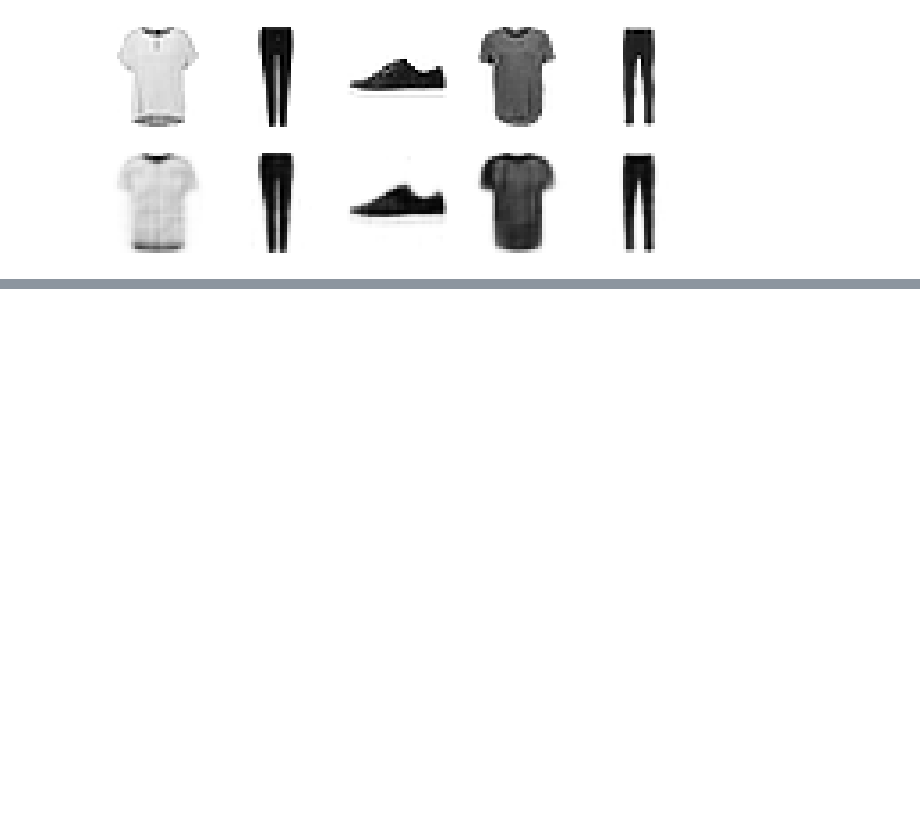
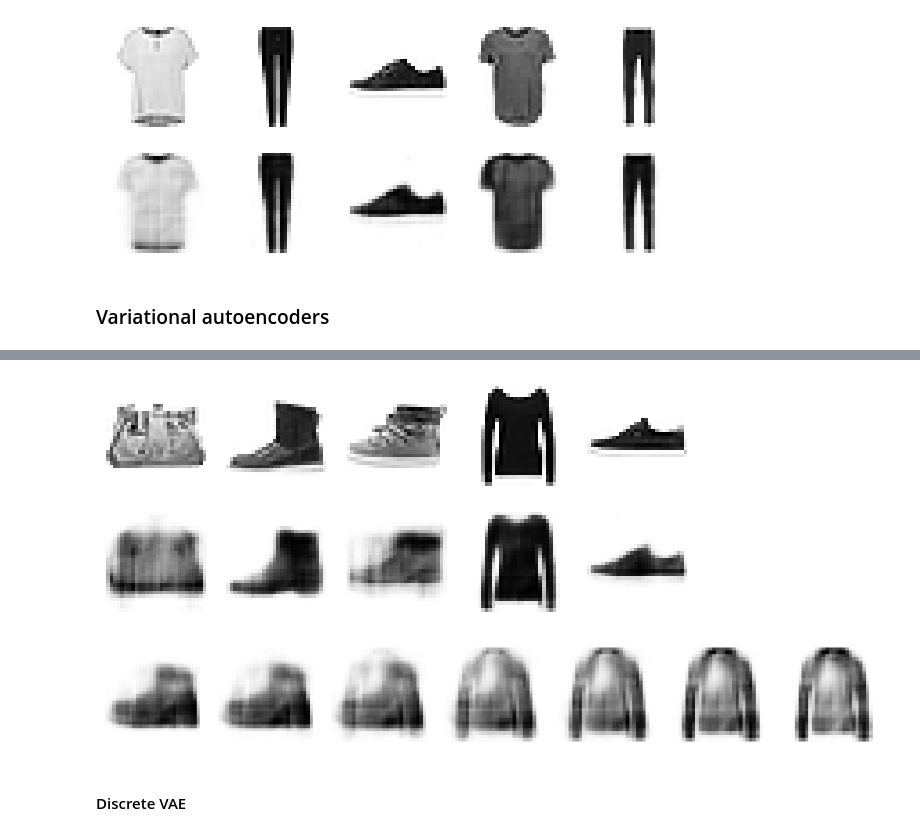
Before and after one commit to DamtanX/My_PyTorch_Scikit-learn_studies, a Jupyter notebook: ch18/ch18.ipynb, the cells around one changed output, grey strips where cells are left out. Drawn from its saved outputs; the diff is of its cells as text; code cells hidden in the pictures; blank space fills up the shorter version.

```diff
--- a/ch18/ch18.ipynb
+++ b/ch18/ch18.ipynb
@@ -329,3 +334,49 @@ plot_reconstructions(sparse_ae, X_valid)
 plt.show()
 # %% [output]
 [figure]
+# %% [markdown]
+### Variational autoencoders
+# %%
+VAEOutput = namedtuple("VAEOutput", ['output', 'codings_mean', 'codings_logvar'])
+
+class VAE(nn.Module):
+    def __init__(self, codings_dim=32):
+        super(VAE, self).__init__()
+        self.codings_dim = codings_dim
+        self.encoder = nn.Sequential(nn.Flatten(), nn.Linear(28*28, 128), nn.ReLU(),
+                                     nn.Linear(128, 2*codings_dim))
+        self.decoder = nn.Sequential(nn.Linear(codings_dim, 128), nn.ReLU(),
+                                     nn.Linear(128, 28*28), nn.Sigmoid(), nn.Unflatten(dim=1, unflattened_size=(1, 28, 28)))
+
+    def encode(self, X):
+        return self.encoder(X).chunk(2, dim=-1)
+
+    def sample_codings(self, codings_mean, codings_logvar):
+        codings_std = torch.exp(0.5*codings_logvar)
+        noise = torch.randn_like(codings_std)
+        return codings_mean + noise * codings_std
+
+    def decode(self, X):
+        return self.decoder(X)
+
+    def forward(self, X):
+        codings_mean, codings_logvar = self.encode(X)
+        sampled_codings = self.sample_codings(codings_mean, codings_logvar)
+        output = self.decode(sampled_codings)
+        return VAEOutput(output, codings_mean, codings_logvar)
+
+def vae_loss(y_pred, y_target, kl_weight=0.1):
+    output, mean, logvar = y_pred
+    kl_div = -0.5 * torch.sum(1+logvar-logvar.exp()-mean.square(), dim=-1)
+    return F.mse_loss(output, y_target) + kl_weight * kl_div.mean() / 784
+# %%
+vae_model = VAE().to(device)
+optimizer = torch.optim.NAdam(params=vae_model.parameters(), lr=0.001)
+rmse = torchmetrics.MeanSquaredError(squared=False).to(device)
+
+history = train_model(vae_model, optimizer, vae_loss, rmse, fashion_train_loader, fashion_valid_loader, n_epochs=50)
+
+X_valid = fashion_valid_set[:10]
+plot_reconstructions(vae_model, X_valid)
+plt.show()
+# %% [output]
@@ -331,0 +400,13 @@ plt.show()
+[figure, added]
+# %%
+codings = torch.randn([2, vae_model.codings_dim])
+weights = torch.linspace(0, 1, 7).view(7, 1)
+codings = torch.lerp(codings[0], codings[1], weights)
+with torch.no_grad():
+    images = vae_model.decode(codings.to(device))
+
+plot_reconstructions(vae_model, images, 7, True)
+# %% [output]
+[figure, added]
+# %% [markdown]
+#### Discrete VAE
```
Also changed, not shown: parts of 10 cells of this notebook.
